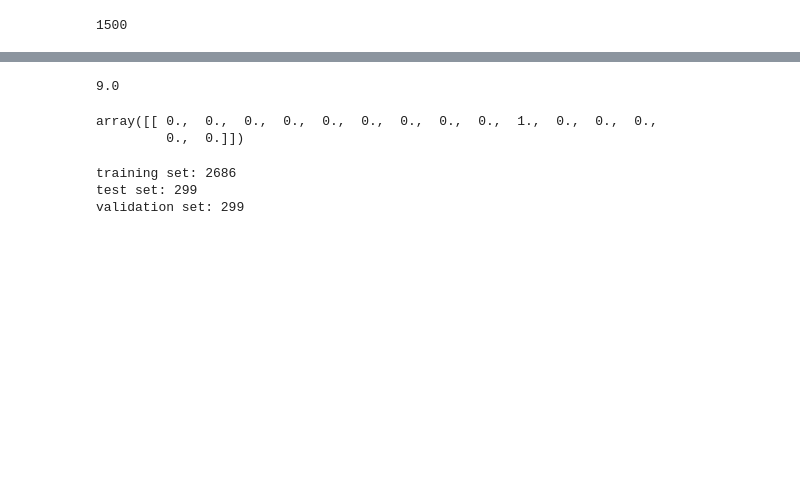
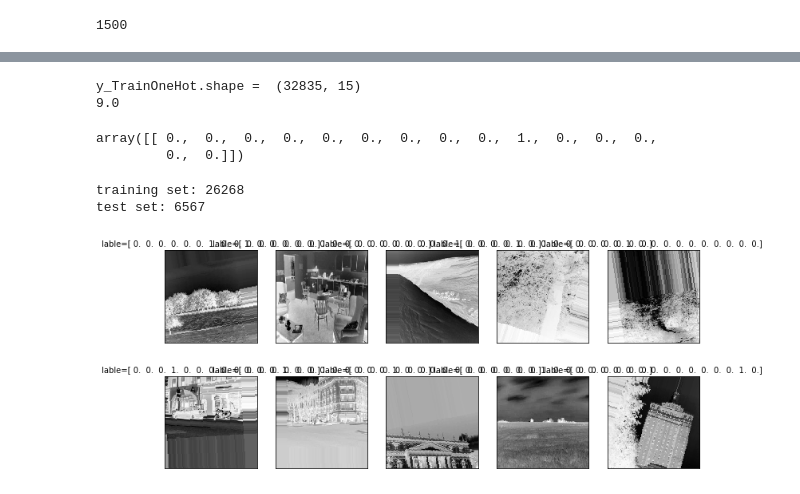
Before and after one commit to linusHung0529/AIA_DeepLearn_Where_am_i, a Jupyter notebook: AIA_Where_am_i_CNN.ipynb, the cells around one changed output, grey strips where cells are left out. Saved outputs shown, nothing was run; the diff lists cells and outputs as text; code cells hidden in the pictures; blank space fills up the shorter version.

```diff
--- a/AIA_Where_am_i_CNN.ipynb
+++ b/AIA_Where_am_i_CNN.ipynb
@@ -121,6 +231,10 @@ plot_images_labels_predict(train, train_label, [], 0)
 # %%
-train = train.reshape(2985, image_width*image_high).astype('float32')
-test = test.reshape(1500, image_width*image_high).astype('float32')
-print("\t[Info] xTrain: %s" % (str(train.shape)))
-print("\t[Info] xTest: %s" % (str(test.shape)))
+#train = x_IDG_train.reshape(len(x_IDG_train), image_width*image_high).astype('float32')
+#test = y_IDG_label.reshape(len(y_IDG_label), image_width*image_high).astype('float32')
+print("\t[Info] x_IDG_train: %s" % (str(x_IDG_train.shape)))
+print("\t[Info] y_IDG_label: %s" % (str(y_IDG_label.shape)))
+
+# Normalization
+x_IDG_train = x_IDG_train/255
+#test = test/255
 # %% [output]
@@ -128,0 +243,10 @@ print("\t[Info] xTest: %s" % (str(test.shape)))
+# %%
+image = x_IDG_train[0]
+image = cv2.cvtColor(image, cv2.COLOR_BGR2GRAY)
+train = np.expand_dims(image, axis=0)
+for i in tqdm(range(1, len(x_IDG_train))):
+    image = x_IDG_train[i]
+    image = cv2.cvtColor(image, cv2.COLOR_BGR2GRAY)
+    image = np.expand_dims(image, axis=0)
+    train = np.concatenate((train,image), axis=0)
+train.shape
@@ -129,28 +271,25 @@ print("\t[Info] xTest: %s" % (str(test.shape)))
 # %%
-y_TrainOneHot = np_utils.to_categorical(train_label) # 將 training 的 label 進行 one-hot encoding
-
-print(train_label[0]) # 檢視 training labels 第一個 label 的值
+y_TrainOneHot = np_utils.to_categorical(y_IDG_label) # 將 training 的 label 進行 one-hot encoding
+print("y_TrainOneHot.shape = ",y_TrainOneHot.shape)
+print(y_IDG_label[0]) # 檢視 training labels 第一個 label 的值
 y_TrainOneHot[:1] # 檢視第一個 label 在 one-hot encoding 後的結果, 會在第10個位置上為 1, 其他位置上為 0
 # %% [output]
+y_TrainOneHot.shape =  (32835, 15)
 9.0
 array([[ 0.,  0.,  0.,  0.,  0.,  0.,  0.,  0.,  0.,  1.,  0.,  0.,  0.,
          0.,  0.]])
 # %%
 #----------------------------資料training set, testing set 分割---------------------------------------
-x_train, x_test, y_train, y_test = train_test_split(train,
+x_train, x_valid, y_train, y_valid = train_test_split(train,
                                                     y_TrainOneHot,
-                                                    test_size = 0.1,
-                                                    stratify  = train_label)
-#資料training set, validation set 分割
-train_ratio = 0.9
-x_train, x_valid, y_train, y_valid = train_test_split(train,
-                                                      y_TrainOneHot,
-                                                      test_size = 1.0 - train_ratio,
-                                                      stratify = y_TrainOneHot.argmax(axis = 1))
+                                                    test_size = 0.2,
+                                                    stratify  = y_TrainOneHot.argmax(axis = 1))
 print("training set: %i" % len(x_train))
-print("test set: %i" % len(x_test))
-print("validation set: %i" % len(x_valid))
+print("test set: %i" % len(x_valid))
 # %% [output]
-training set: 2686
-test set: 299
-validation set: 299
+training set: 26268
+test set: 6567
+# %%
+plot_images_labels_predict(x_train,y_train, [], 6000)
+# %% [output]
+[figure, added]
```
Also changed, not shown: parts of 19 cells of this notebook, 7 other files.
